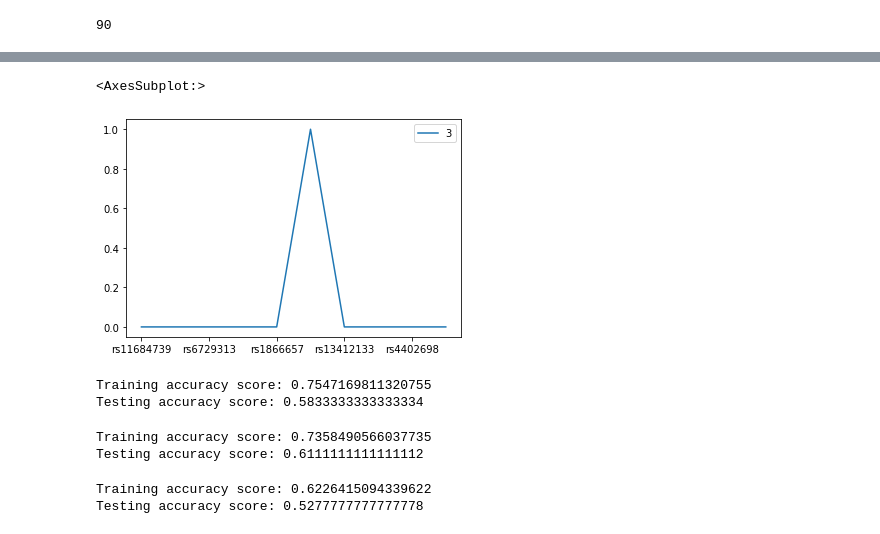
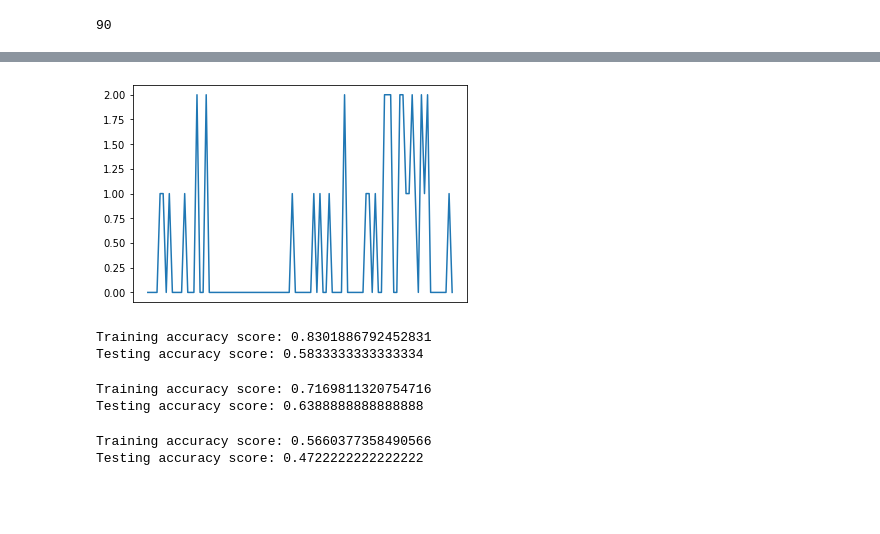
Before and after one commit to EannaCurran/FYP-Time-Series-Classification-For-GWAS-Data, a Jupyter notebook: FPY_SimpleSNP.ipynb, the cells around one changed output, grey strips where cells are left out. Saved outputs shown, nothing was run; the diff lists cells and outputs as text; code cells hidden in the pictures; blank space fills up the shorter version.

```diff
--- a/FPY_SimpleSNP.ipynb
+++ b/FPY_SimpleSNP.ipynb
@@ -46,10 +48,10 @@ for line in lines[1:]:
 
 df = pd.DataFrame(data, columns=columns)
 # %%
-# Only selecting SNPs located on chromosome 2
+# Only selecting 100 SNPs located on chromosome 2
 
-dfAlleles = df.loc[:, "rs11684739":"rs7564109"]
+dfAlleles = df.loc[:, "rs11684739":"rs2521953"]
 dfInfo = df.loc[:, :"PHENOTYPE"]
 df = dfInfo.join(dfAlleles)
-df["PHENOTYPE"]
+len(df.columns)
 # %% [output]
@@ -68,8 +59,8 @@ Name: PHENOTYPE, Length: 89, dtype: object
 # %%
 # Re-encoding SNP of interest
 
-df.loc[df.PHENOTYPE == 2, ['rs2222162']] = 2
-df.loc[df.PHENOTYPE == 1, ['rs2222162']] = 0
+#df.loc[df.PHENOTYPE == 2, ['rs2222162']] = 2
+#df.loc[df.PHENOTYPE == 1, ['rs2222162']] = 0
 # %%
 # Removing ID columns and
 
@@ -97,9 +92,11 @@ dfT[2].plot(legend=True)
 # %%
-dfT[3]=dfT[3].astype(float)
-dfT[3].plot(legend=True)
+# Visualising entry 87 which is a case
+
+dfT[86]=dfT[86].astype(float)
+dfT[86].plot()
+plt.gca().axes.get_xaxis().set_visible(False)
 # %% [output]
-<AxesSubplot:>
-[figure, old version]
+[figure, new version]
 # %%
 # Replacing missing SNP entries and replacing with most frequent value for that SNP of other entries
 
@@ -119,7 +116,7 @@ print("Training accuracy score: {}".format(accuracy_score(yTrain, yPredicted)))
 yPredicted = dtc.predict(xTtest)
 print("Testing accuracy score: {}".format(accuracy_score(yTest, yPredicted)))
 # %% [output]
-Training accuracy score: 0.7547169811320755
+Training accuracy score: 0.8301886792452831
 Testing accuracy score: 0.5833333333333334
 # %%
 # Classifying GWAS data using KNN and printing results
@@ -131,8 +128,8 @@ print("Training accuracy score: {}".format(accuracy_score(yTrain, yPredicted)))
 yPredicted = knnClf.predict(xTtest)
 print("Testing accuracy score: {}".format(accuracy_score(yTest, yPredicted)))
 # %% [output]
-Training accuracy score: 0.7358490566037735
-Testing accuracy score: 0.6111111111111112
+Training accuracy score: 0.7169811320754716
+Testing accuracy score: 0.6388888888888888
 # %%
 # Classifying GWAS data using Gaussian Naive Bayes and printing results
 
@@ -143,8 +140,8 @@ print("Training accuracy score: {}".format(accuracy_score(yTrain, yPredicted)))
 yPredicted = gnbClf.predict(xTtest)
 print("Testing accuracy score: {}".format(accuracy_score(yTest, yPredicted)))
 # %% [output]
-Training accuracy score: 0.6226415094339622
-Testing accuracy score: 0.5277777777777778
+Training accuracy score: 0.5660377358490566
+Testing accuracy score: 0.4722222222222222
 # %%
 # Converting df columns into 2d numpy array time series
 
```
Also changed, not shown: parts of 8 cells of this notebook.
